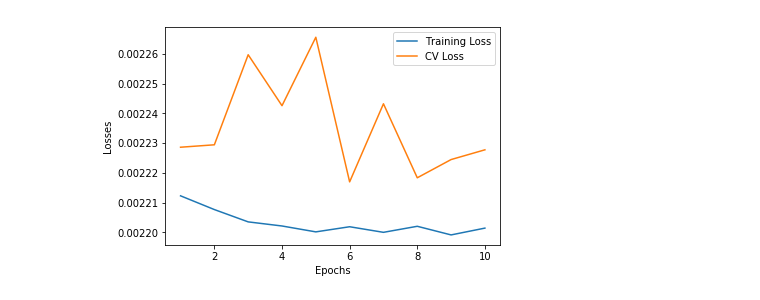
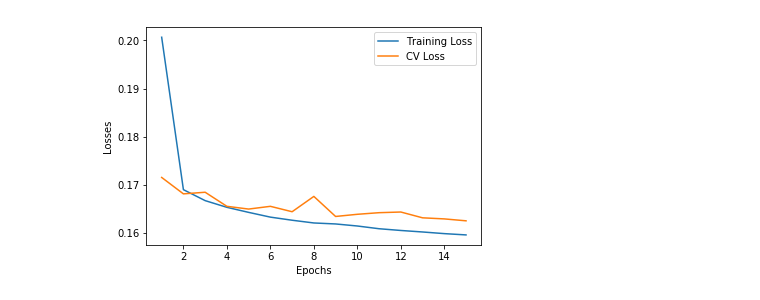
Before and after one commit to rbiswas143/color-namer, a Jupyter notebook: notebooks/hp_search.ipynb, the cells around one changed output. Cells and saved outputs as stored; diff of their text form; code cells hidden in the pictures.

```diff
--- a/notebooks/hp_search.ipynb
+++ b/notebooks/hp_search.ipynb
@@ -287,7 +377,7 @@ Saved to "../trained_models/hp/predict_color_cnn_r2/hp_config.pickle"
 # %%
 # Compare models (Color Predictions)
 
-hp_name = 'predict_color_rnn_r3'
+hp_name = 'predict_name_rnn_r2_stop_word'
 hp_dir = os.path.join(hp_search.hp_dir_base, hp_name)
 config_path = os.path.join(hp_dir, 'hp_config.pickle')
 hp_config = hp_search.load_model_configs(config_path)
@@ -303,31 +393,21 @@ for model_params in hp_config['model_params']:
 
 model_params_df = pd.DataFrame(hp_config['model_params'])
 model_params_df['epochs_trained'] = list(map(lambda m: None if m is None else len(m['epoch_train_losses']), model_info))
-model_params_df['train_loss_min'] = list(map(lambda m: None if m is None else m['epoch_train_losses'][-1], model_info))
-model_params_df['cv_loss_min'] = list(map(lambda m: None if m is None else m['epoch_cv_losses'][-1], model_info))
+model_params_df['train_loss_min'] = list(map(lambda m: None if m is None or len(m['epoch_train_losses']) <= 0 else m['epoch_train_losses'][-1], model_info))
+model_params_df['cv_loss_min'] = list(map(lambda m: None if m is None or len(m['epoch_cv_losses']) <= 0  else m['epoch_cv_losses'][-1], model_info))
 model_params_df['training_time'] = list(map(lambda m: None if m is None else sum(m['epoch_durations']), model_info))
 model_params_df = model_params_df.fillna('')
 model_params_df['remarks'] = [
-    'meh',#1
-    'meh',
+    'good, about to saturate',#1
+    'overfit',
+    'ok, slow to converge',
+    'poor',#4
     'poor',
-    'ok',#4
-    'steep',
-    'ok',
-    'ok',#7
-    'ok',
-    'meh',
-    'poor',#10
+    'good, slow to converge',
+    'poor',#7
+    'good, mild overfit but converging',
     'poor',
-    'meh',
-    'steep',#13
-    'meh',
-    'ok',
-    'meh',#16
-    'ok',
-    'ok',
-    'meh',#19
-    'poor',
+    'good, slow to converge',#10
 ]
 
 if False:
@@ -335,6 +415,10 @@ if False:
     model_params_df.to_csv(save_path)
 
 model_params_df
-model_params_df[['name', 'lr', 'hidden_dim', 'dropout', 'nonlinearity', 'weight_decay',
-                 'momentum', 'train_loss_min', 'cv_loss_min', 'remarks']]
+# rnn
+model_params_df[['name', 'lr', 'hidden_dim', 'num_layers', 'dropout', 'nonlinearity', 'weight_decay',
+                 'momentum', 'train_loss_min', 'cv_loss_min', 'lr_decay', 'remarks']].sort_values('cv_loss_min')
+# lstm
+# model_params_df[['name', 'lr', 'hidden_dim', 'num_layers', 'dropout', 'weight_decay',
+#                  'momentum', 'train_loss_min', 'cv_loss_min', 'lr_decay']].sort_values('cv_loss_min')
 # %% [output]
@@ -358,18 +436,18 @@ model_params_df[['name', 'lr', 'hidden_dim', 'dropout', 'nonlinearity', 'weight_
 # %%
 def plot_losses(model_info):
     num_epochs = len(model_info['epoch_train_losses'])
     epochs = np.arange(num_epochs) + 1
     plt.plot(epochs, model_info['epoch_train_losses'], label='Training Loss')
     plt.plot(epochs, model_info['epoch_cv_losses'], label='CV Loss')
     plt.legend(loc='upper right')
     plt.xlabel('Epochs')
     plt.ylabel('Losses')
     plt.show()
 
 model_info_dict = {m['name']: model_info[i] for i, m in enumerate(hp_config['model_params'])}
-m = 'rnn_006'
+m = 'rnn_010'
 plot_losses(model_info_dict[m])
 model_params_df[model_params_df['name'] == m]
 # %% [output]
-[figure, old version]
+[figure, new version]
 |  | dropout | emb_dim | hidden_dim | lr | lr_decay | momentum | name | nonlinearity | num_layers | ... |
```
Also changed, not shown: parts of 9 cells of this notebook, 9 other files.
